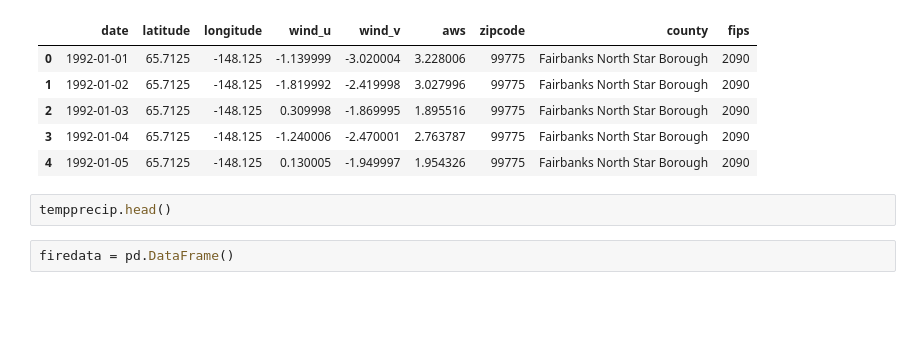
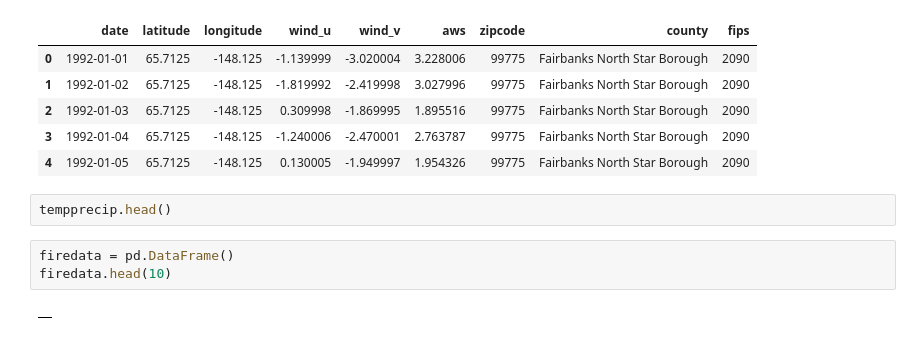
Before and after one commit to PaulZhou06/wildfire.paper, a Jupyter notebook: Wildfire0.ipynb, the cells around one changed output. Saved outputs shown, nothing was run; the diff lists cells and outputs as text; blank space fills up the shorter version.

```diff
--- a/Wildfire0.ipynb
+++ b/Wildfire0.ipynb
@@ -232,3 +304,6 @@ wind.head()
 tempprecip.head()
 # %%
 firedata = pd.DataFrame()
+firedata.head(10)
+# %% [output]
+|  |
```
Also changed, not shown: parts of 4 cells of this notebook.
